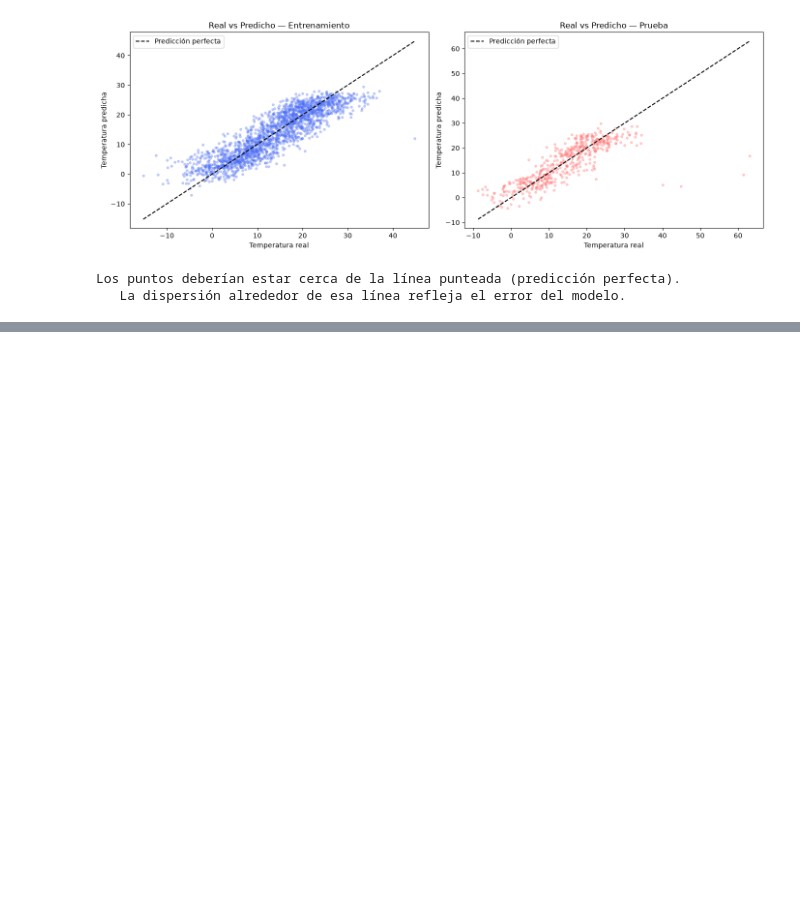
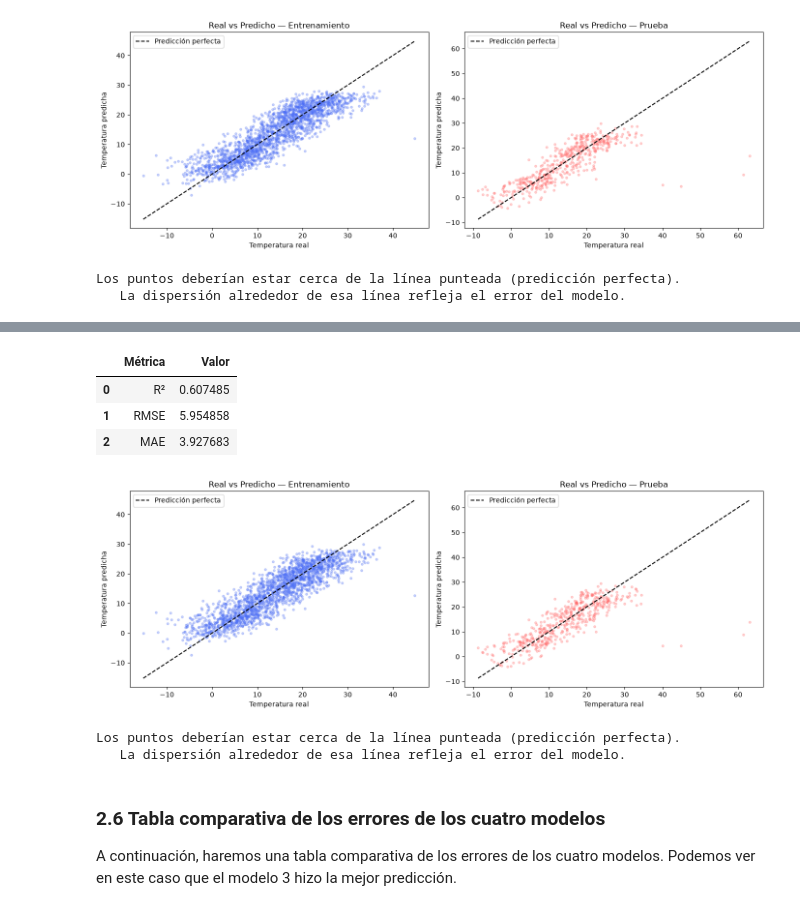
Before and after one commit to PedroSTrujillo/labs-aprendizaje-de-maquina, a Jupyter notebook: L1 copy/lab1.ipynb, the cells around one changed output, grey strips where cells are left out. Drawn from its saved outputs; the diff is of its cells as text; code cells hidden in the pictures; blank space fills up the shorter version.

```diff
--- a/L1 copy/lab1.ipynb
+++ b/L1 copy/lab1.ipynb
@@ -1321,0 +1696,64 @@ Los puntos deberían estar cerca de la línea punteada (predicción perfecta).
+# %%
+# Se aplica la misma imputación, codificación y escalamiento ajustados en el conjunto de entrenamiento.
+X_test_numerico_vif = pd.DataFrame(
+    imputer_numerico_vif.transform(X_test[numeric_features]),
+    columns=numeric_features,
+    index=X_test.index,
+)
+X_test_categorico_vif = pd.get_dummies(
+    X_test[categorical_features].astype("object"),
+    drop_first=True,
+).reindex(columns=X_train_categorico_vif.columns, fill_value=0)
+
+Xt_test_vif_df = pd.concat([X_test_numerico_vif, X_test_categorico_vif], axis=1)
+Xt_test_4_df = pd.DataFrame(
+    scaler_4.transform(Xt_test_vif_df[variables_actuales]),
+    columns=variables_actuales,
+    index=X_test.index,
+)
+y_test_pred_4 = Modelo_4.predict(Xt_test_4_df)
+
+r2_test_4 = r2_score(y_test, y_test_pred_4)
+rmse_test_4 = np.sqrt(mean_squared_error(y_test, y_test_pred_4))
+mae_test_4 = mean_absolute_error(y_test, y_test_pred_4)
+metricas_test_4 = pd.DataFrame(
+    {
+        "Métrica": ["R²", "RMSE", "MAE"],
+        "Valor": [r2_test_4, rmse_test_4, mae_test_4],
+    }
+)
+metricas_test_4
+# %% [output]
+|  | Métrica | Valor |
+| 0 | R² | 0.607485 |
+| 1 | RMSE | 5.954858 |
+| 2 | MAE | 3.927683 |
+# %%
+# Visualización: valores reales vs predichos (train y test)
+fig, axes = plt.subplots(1, 2, figsize=(14, 5))
+
+for ax, y_real, y_pred, titulo, color in [
+    (axes[0], y_train, y_train_pred_4, 'Entrenamiento', '#4C6EF5'),
+    (axes[1], y_test,  y_test_pred_4,  'Prueba',        '#FF6B6B')
+]:
+    lim_min = min(y_real.min(), y_pred.min())
+    lim_max = max(y_real.max(), y_pred.max())
+    ax.scatter(y_real, y_pred, alpha=0.3, color=color, s=10)
+    ax.plot([lim_min, lim_max], [lim_min, lim_max], 'k--', lw=1.5, label='Predicción perfecta')
+    ax.set_xlabel('Temperatura real')
+    ax.set_ylabel('Temperatura predicha')
+    ax.set_title(f'Real vs Predicho — {titulo}')
+    ax.legend()
+
+plt.tight_layout()
+plt.show()
+print("Los puntos deberían estar cerca de la línea punteada (predicción perfecta).")
+print("   La dispersión alrededor de esa línea refleja el error del modelo.")
+# %% [output]
+[figure, added]
+Los puntos deberían estar cerca de la línea punteada (predicción perfecta).
+   La dispersión alrededor de esa línea refleja el error del modelo.
+# %% [markdown]
+### 2.6 Tabla comparativa de los errores de los cuatro modelos
+
+A continuación, haremos una tabla comparativa de los errores de los cuatro modelos. Podemos ver en este caso que el modelo 3 hizo la mejor predicción.
```
Also changed, not shown: parts of 58 cells of this notebook, 1 other file.
